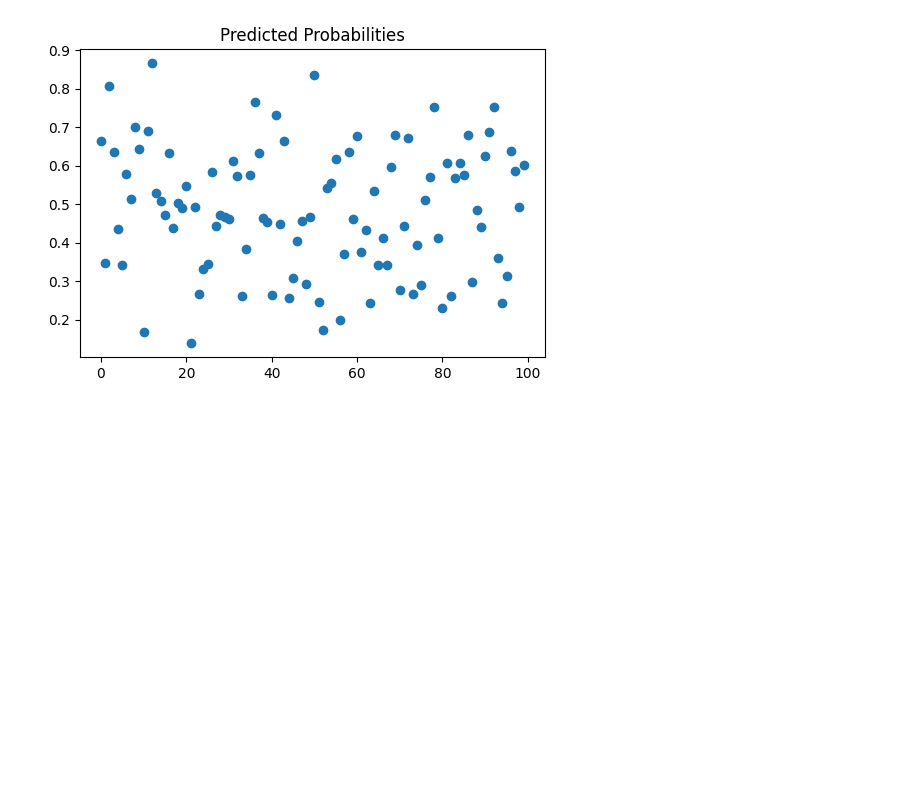
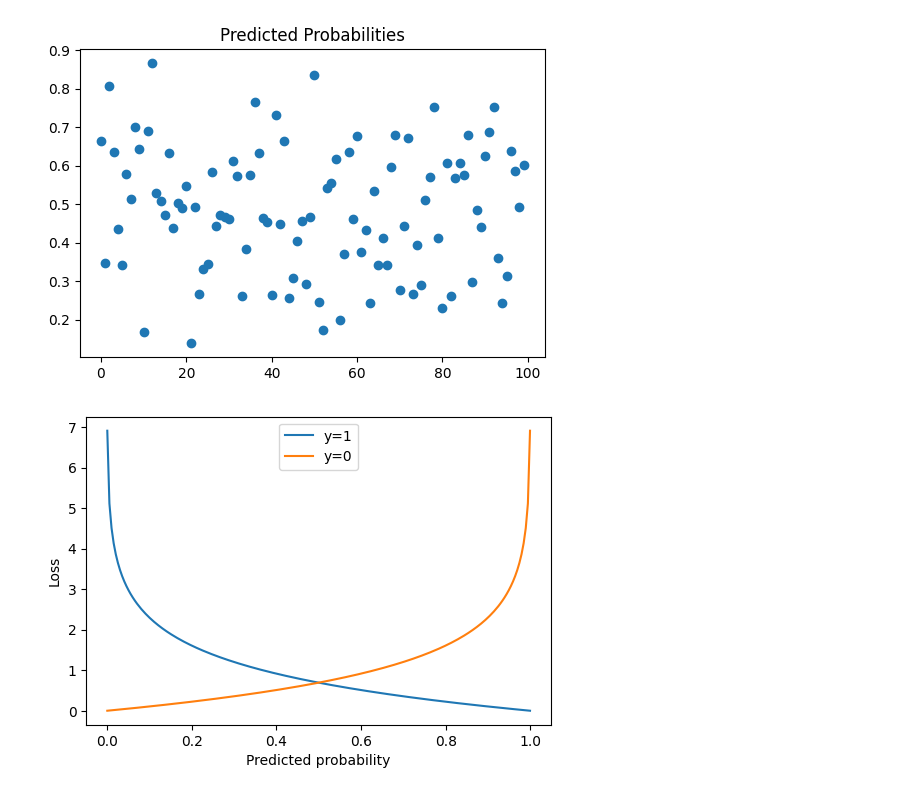
Before and after one commit to AyushDevadiga1/practice-programs, a Jupyter notebook: logistic-intution.ipynb, the cells around one changed output. Cells and saved outputs as stored; diff of their text form; code cells hidden in the pictures; blank space fills up the shorter version.

Commit message:
Visualizing log loss and learning decision boundary

```diff
--- a/logistic-intution.ipynb
+++ b/logistic-intution.ipynb
@@ -146,3 +146,21 @@ fig.update_layout(
 )
 
 fig.show()
+# %%
+p = np.linspace(0.001,0.999,200)
+
+loss_y1 = -np.log(p)
+loss_y0 = -np.log(1-p)
+
+plt.figure(figsize=(6,4))
+
+plt.plot(p, loss_y1, label="y=1")
+plt.plot(p, loss_y0, label="y=0")
+
+plt.xlabel("Predicted probability")
+plt.ylabel("Loss")
+
+plt.legend()
+plt.show()
+# %% [output]
+[figure, added]
```
Also changed, not shown: parts of 2 cells of this notebook.
